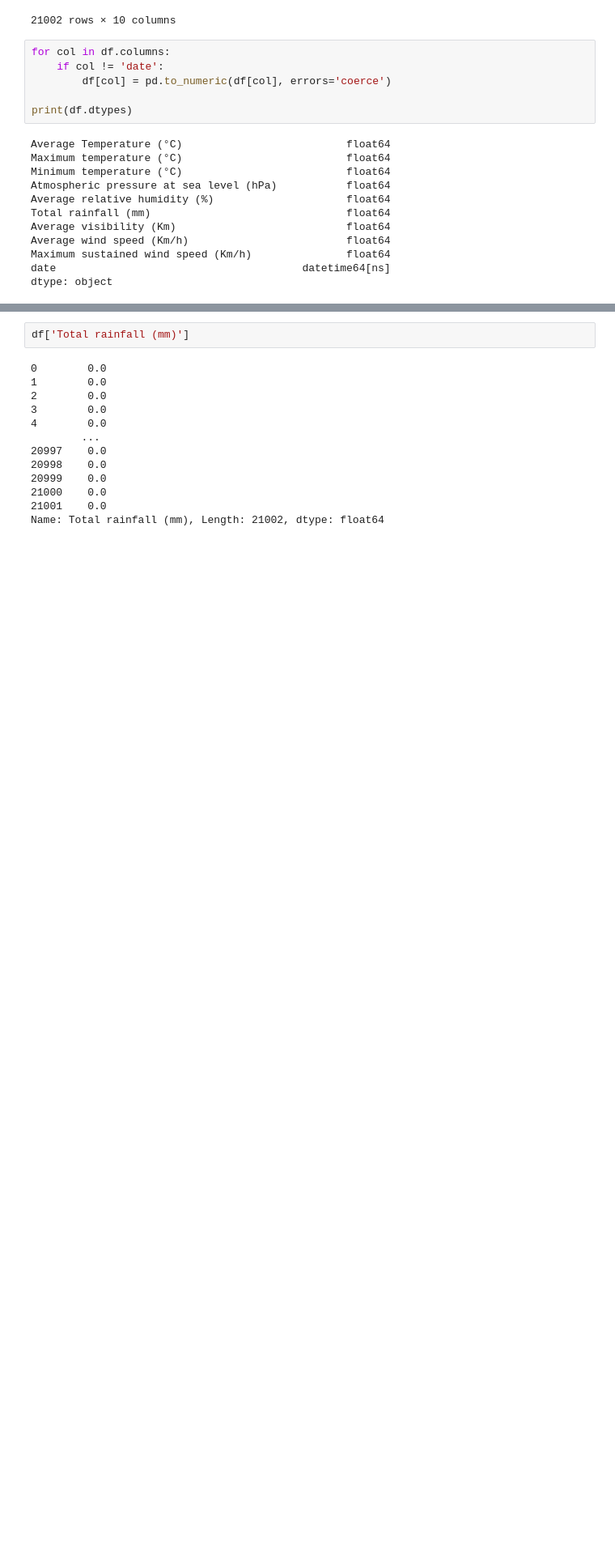
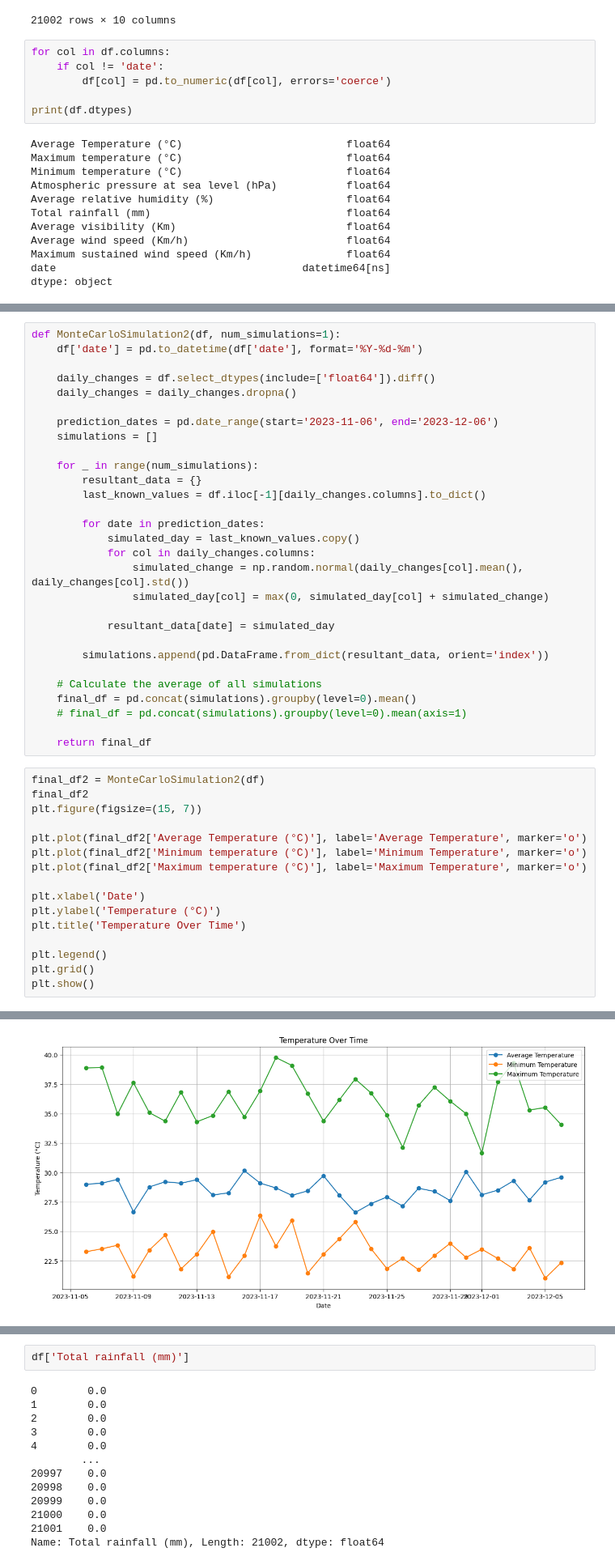
Before and after one commit to Faizanealiqazi/Monte-Carlo-Simulation-On-Weather-Data, a Jupyter notebook: Monte_Carlo_Simulation_On_Weather_Data.ipynb, the cells around one changed output, grey strips where cells are left out. Shown at 81% size. Cells and saved outputs as stored; diff of their text form; blank space fills up the shorter version.

```diff
--- a/Monte_Carlo_Simulation_On_Weather_Data.ipynb
+++ b/Monte_Carlo_Simulation_On_Weather_Data.ipynb
@@ -275,0 +280,46 @@ def MonteCarloSimulation(df):
+# %%
+def MonteCarloSimulation2(df, num_simulations=1):
+    df['date'] = pd.to_datetime(df['date'], format='%Y-%d-%m')
+
+    daily_changes = df.select_dtypes(include=['float64']).diff()
+    daily_changes = daily_changes.dropna()
+
+    prediction_dates = pd.date_range(start='2023-11-06', end='2023-12-06')
+    simulations = []
+
+    for _ in range(num_simulations):
+        resultant_data = {}
+        last_known_values = df.iloc[-1][daily_changes.columns].to_dict()
+
+        for date in prediction_dates:
+            simulated_day = last_known_values.copy()
+            for col in daily_changes.columns:
+                simulated_change = np.random.normal(daily_changes[col].mean(), daily_changes[col].std())
+                simulated_day[col] = max(0, simulated_day[col] + simulated_change)
+
+            resultant_data[date] = simulated_day
+
+        simulations.append(pd.DataFrame.from_dict(resultant_data, orient='index'))
+
+    # Calculate the average of all simulations
+    final_df = pd.concat(simulations).groupby(level=0).mean()
+    # final_df = pd.concat(simulations).groupby(level=0).mean(axis=1)
+
+    return final_df
+# %%
+final_df2 = MonteCarloSimulation2(df)
+final_df2
+plt.figure(figsize=(15, 7))
+
+plt.plot(final_df2['Average Temperature (°C)'], label='Average Temperature', marker='o')
+plt.plot(final_df2['Minimum temperature (°C)'], label='Minimum Temperature', marker='o')
+plt.plot(final_df2['Maximum temperature (°C)'], label='Maximum Temperature', marker='o')
+
+plt.xlabel('Date')
+plt.ylabel('Temperature (°C)')
+plt.title('Temperature Over Time')
+
+plt.legend()
+plt.grid()
+plt.show()
+# %% [output]
@@ -276,3 +343,4 @@ def MonteCarloSimulation(df):
+[figure, added]
 # %%
 final_df = MonteCarloSimulation(df)
 final_df
```
Also changed, not shown: parts of 12 cells of this notebook.
